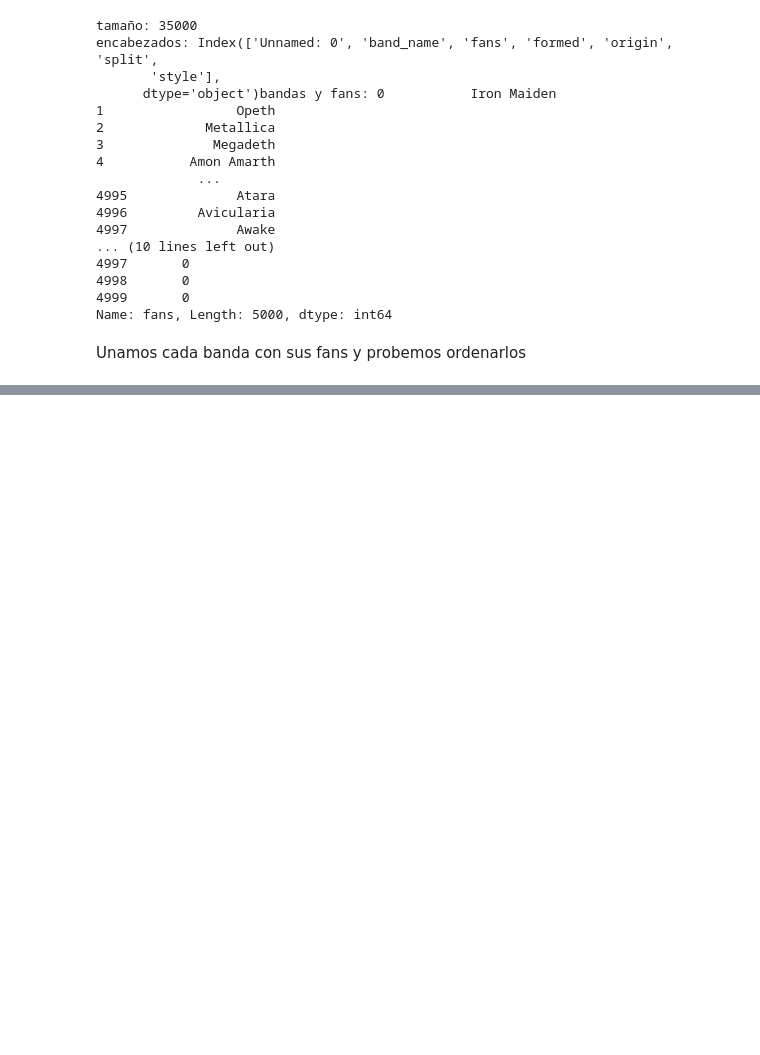
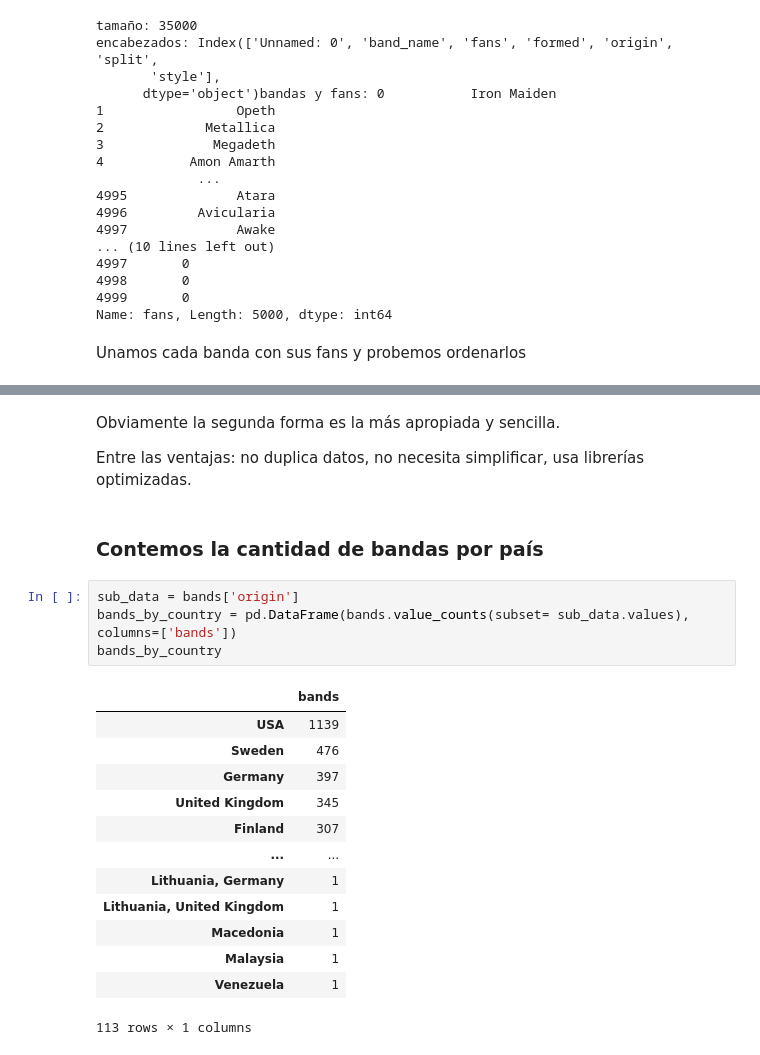
Before and after one commit to Tab-Ing/DataScienceEx1, a Jupyter notebook: DataScienceEx1.ipynb, the cells around one changed output, grey strips where cells are left out. Drawn from its saved outputs; the diff is of its cells as text; blank space fills up the shorter version.

```diff
--- a/DataScienceEx1.ipynb
+++ b/DataScienceEx1.ipynb
@@ -89,0 +127,24 @@ TypeError: 'str' object is not callable
+# %% [markdown]
+Obviamente la segunda forma es la más apropiada y sencilla.
+
+Entre las ventajas: no duplica datos, no necesita simplificar, usa librerías optimizadas.
+# %% [markdown]
+### Contemos la cantidad de bandas por país
+# %%
+sub_data = bands['origin']
+bands_by_country = pd.DataFrame(bands.value_counts(subset= sub_data.values), columns=['bands'])
+bands_by_country
+# %% [output]
+|  | bands |
+| USA | 1139 |
+| Sweden | 476 |
+| Germany | 397 |
+| United Kingdom | 345 |
+| Finland | 307 |
+| ... | ... |
+| Lithuania, Germany | 1 |
+| Lithuania, United Kingdom | 1 |
+| Macedonia | 1 |
+| Malaysia | 1 |
+| Venezuela | 1 |
+113 rows × 1 columns
```
Also changed, not shown: parts of 12 cells of this notebook.
